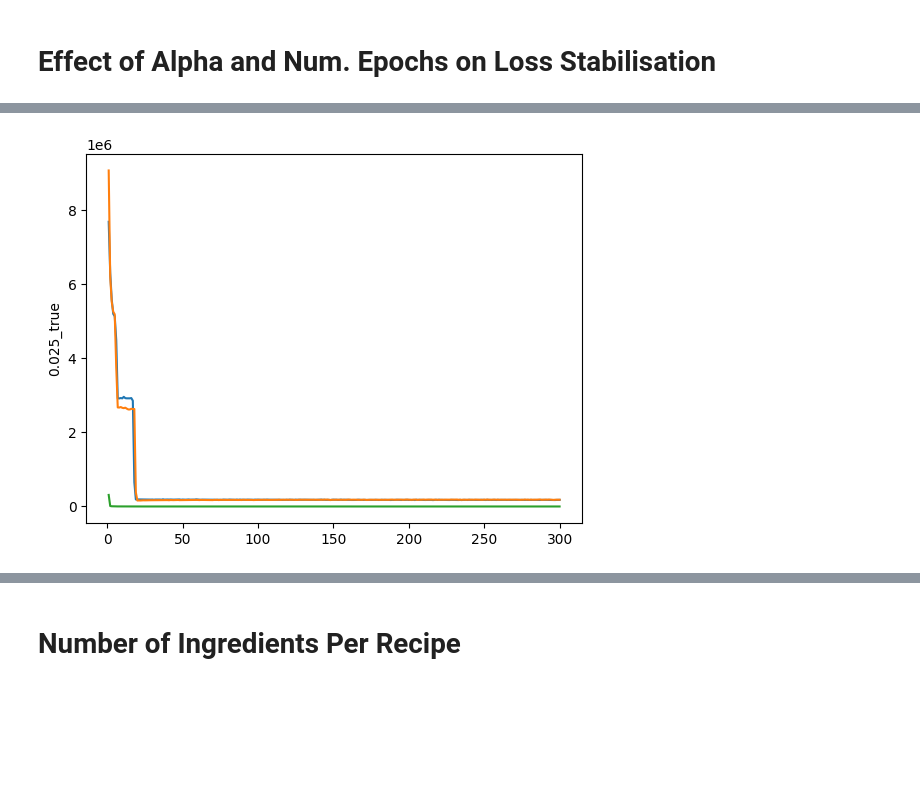
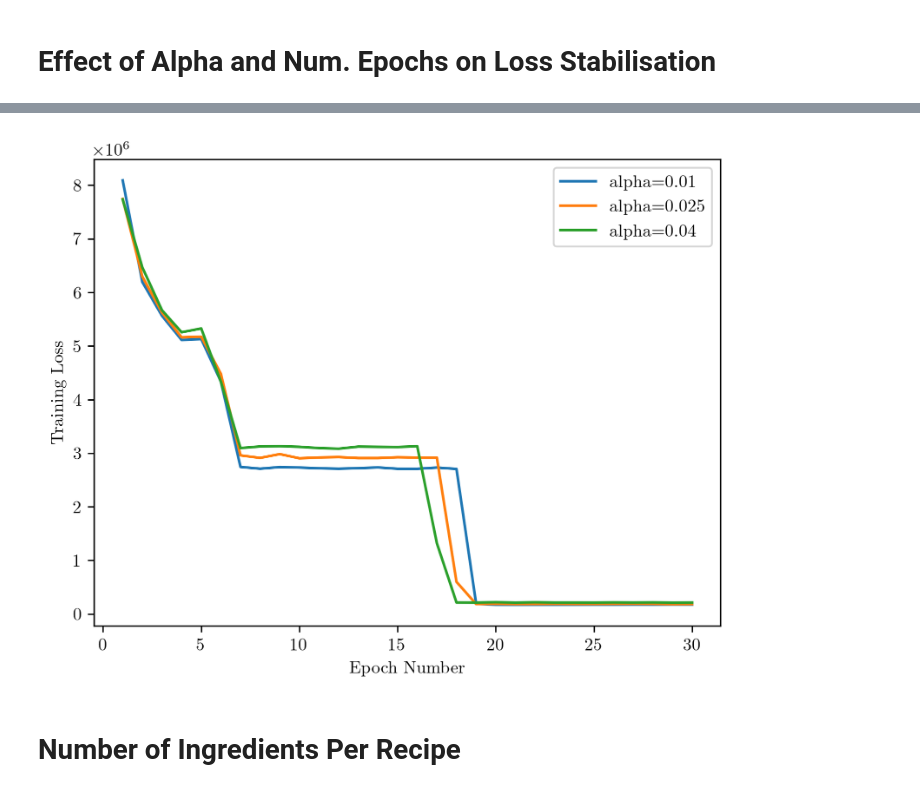
Before and after one commit to jakekadir/diss, a Jupyter notebook: recipe2vec_investigation.ipynb, the cells around one changed output, grey strips where cells are left out. Drawn from its saved outputs; the diff is of its cells as text; code cells hidden in the pictures; blank space fills up the shorter version.

```diff
--- a/recipe2vec_investigation.ipynb
+++ b/recipe2vec_investigation.ipynb
@@ -110,9 +125,27 @@ losses_df
 300 rows × 6 columns
-# %%
-for col in losses_df[[f"{name}_true" for name in cols]]:
-
-    sns.lineplot(x=[i for i in range(1, 301)], y=losses_df[col])
-
-plt.show()
-# %% [output]
-[figure, removed]
+# %%
+import re
+from matplotlib.pyplot import Figure
+import matplotlib.pyplot as plt
+import matplotlib
+import seaborn as sns
+
+matplotlib.rcParams["text.usetex"] = True
+matplotlib.rcParams["figure.dpi"] = 300
+matplotlib.rcParams["font.family"] = "serif"
+matplotlib.rcParams["font.serif"] = ["Computer Modern"]
+
+cols_ordered = [0.01, 0.025, 0.04]
+# plt.figure(figsize=(25, 10))
+for col in cols_ordered:
+
+    data_col = f"{col}_true"
+    ax = sns.lineplot(
+        x=[i for i in range(1, 31)],
+        y=[(loss) for loss in losses_df[data_col]][:30],
+        label=f"alpha={col}",
+    )
+
+ax.set(xlabel="Epoch Number", ylabel="Training Loss")
+plt.show()
+# %% [output]
@@ -119,2 +169,3 @@ plt.show()
+[figure, added]
 # %% [markdown]
 # Number of Ingredients Per Recipe
```
Also changed, not shown: parts of 31 cells of this notebook, 18 other files.
